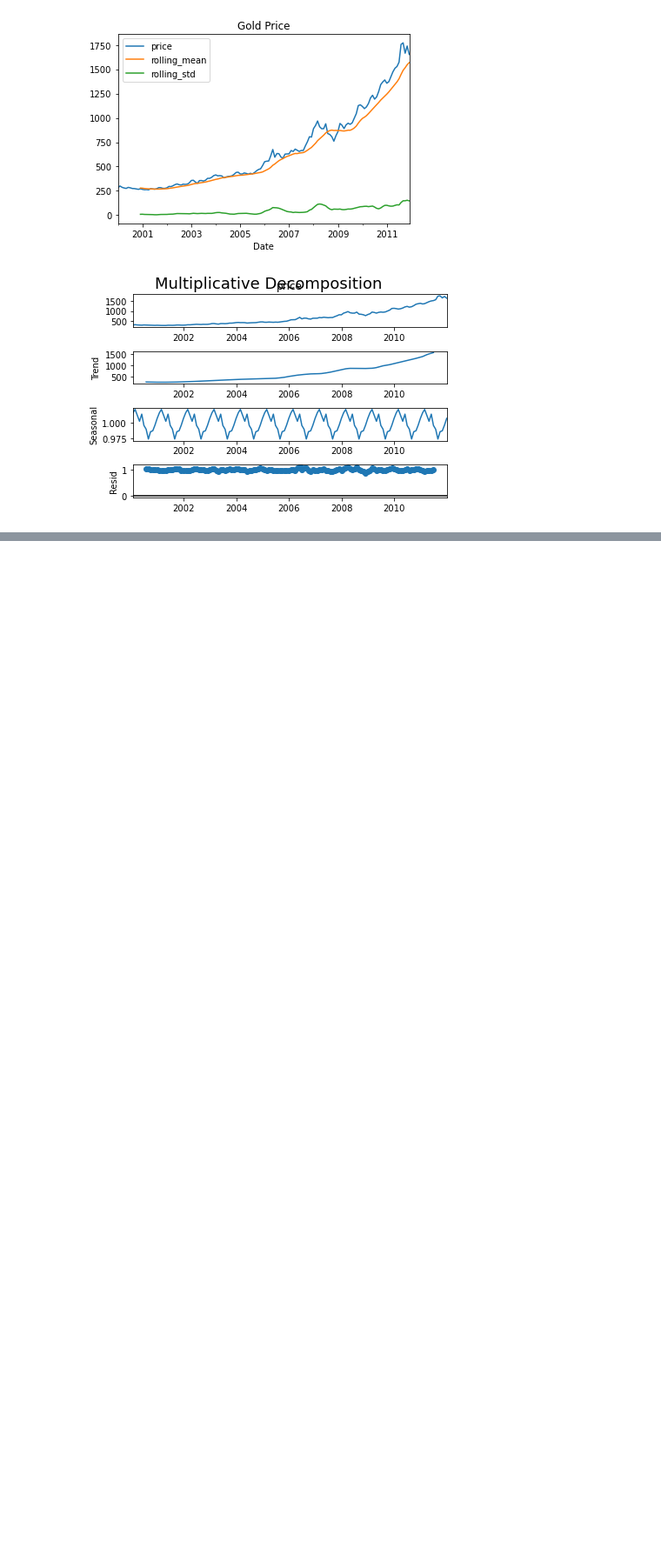
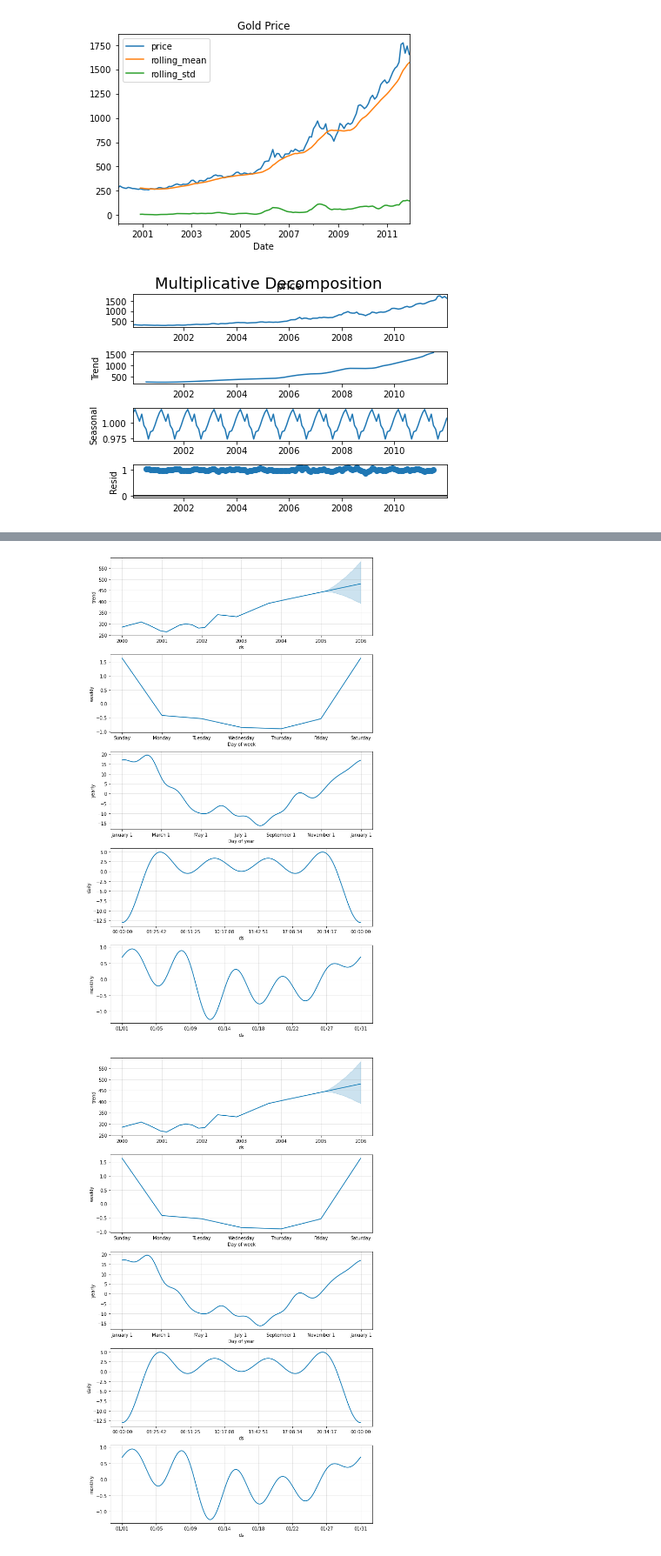
Before and after one commit to Hakgyun-Hong/Finance_Application_Module, a Jupyter notebook: Time Series Analysis.ipynb, the cells around one changed output, grey strips where cells are left out. Shown: that part at 87% size. Saved outputs shown, nothing was run; the diff lists cells and outputs as text; code cells hidden in the pictures; blank space fills up the shorter version.

```diff
--- a/Time Series Analysis.ipynb
+++ b/Time Series Analysis.ipynb
@@ -43,0 +103,5 @@ FileNotFoundError: [Errno 2] No such file or directory: 'AAPL'
+# %%
+model_prophet.plot_components(df_pred)
+# %% [output]
+[figure, added]
+[figure, added]
```
Also changed, not shown: parts of 15 cells of this notebook.
